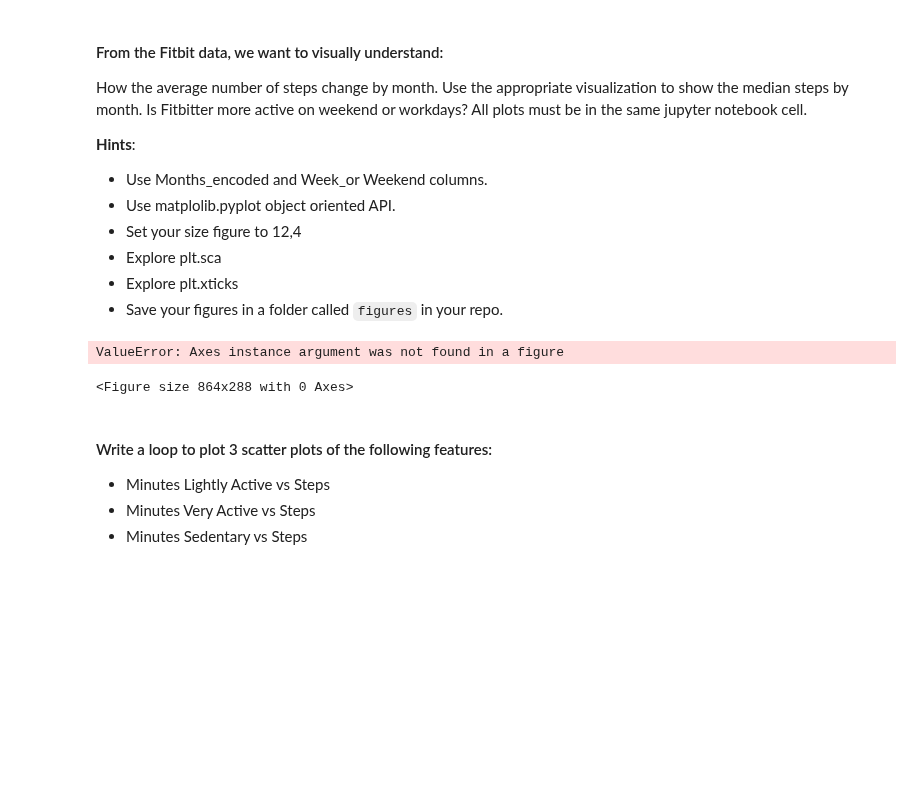
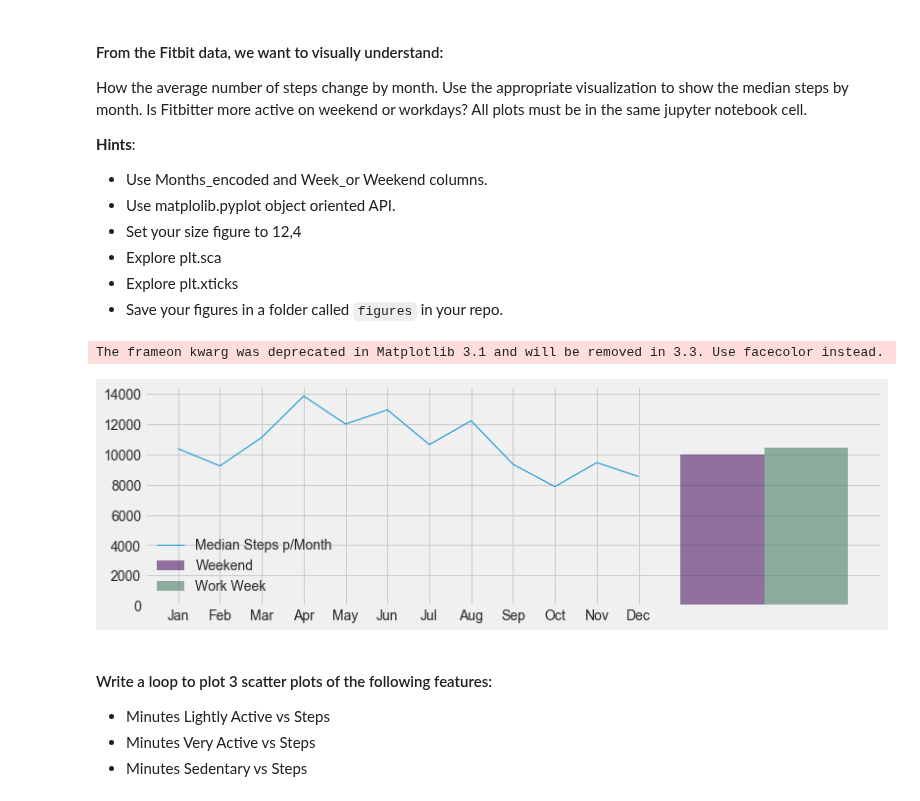
Before and after one commit to ta-data-lis/lab-matplotlib-seaborn, a Jupyter notebook: your-code/main.ipynb, the cells around one changed output. Cells and saved outputs as stored; diff of their text form; code cells hidden in the pictures; blank space fills up the shorter version.

```diff
--- a/your-code/main.ipynb
+++ b/your-code/main.ipynb
@@ -203,37 +203,67 @@ How the average number of steps change by month. Use the appropriate visualizati
 # %%
 # MEDIAN STEPS BY MONTH_ENCODED
 # your code here
 """
-Set the current Axes instance to ax.
+'Set the current Axes instance to ax.
 
-The current Figure is updated to the parent of ax. ???
+The current Figure is updated to the parent of ax.' ???
 From: https://matplotlib.org/api/_as_gen/matplotlib.pyplot.sca.html
 
-I'm not understanding this.
+^ I'm not understanding this. ^
+
+Choosing the graphs by consulting:
+https://www.sisense.com/blog/10-useful-ways-visualize-data-examples/ and
+http://python-graph-gallery.com
 """
-# median_steps_month = fitbit.groupby(by = ["Months_encoded"])["Steps"].median()
 
-"""fig = plt.figure(figsize = (12, 4))
-ax_month.plot(median_steps_month)
-ax8.plot((e ** x), y, label = "e^x")
-plt.sca(median_steps_month)"""
+# if it was "Months", I'd use a line plot. In this case, box
+median_steps_month = fitbit.groupby(by = ["Months_encoded"])["Steps"].median()
 
-"""
-plt.xticks(monthly_steps.index, ['Jan', 'Feb', 'Mar', 'Apr', 'May', 'Jun', 'Jul', 'Aug', 'Sep', 'Oct', 'Nov', 'Dec'])
+fig, ax = plt.subplots(figsize = (12, 4))
+ax.plot(median_steps_month, lw = 1, label = "Median Steps p/Month")
+plt.xticks(median_steps_month.index, ['Jan', 'Feb', 'Mar', 'Apr', 'May', 'Jun', 'Jul',
+                                      'Aug', 'Sep', 'Oct', 'Nov', 'Dec'])
 
 # MEDIAN STEPS BY WORK_OR_WEEKEND
 # your code here
+week_work_end = fitbit.groupby(by = ["Work_or_Weekend"])['Steps'].median()
 
-weekly_steps = fitbit.groupby(by= ['Work_or_Weekend'])['Steps'].median()
+# Create bars
+barWidth = 2
+weekend, workweek = week_work_end
+bars = weekend + workweek
 
-fig = plt.figure(figsize= (6, 2))
-plt.barh(weekly_steps.index, weekly_steps.values, height= 0.9, color= 'gray', align='center', )
-plt.yticks([0, 1], ['Weekend', 'Work'])"""
+# The X position of bars
+r1 = 14
+r2 = 16
+r3 = r1 + r2
 
-fitbit
+# Create barplot
+plt.bar(r1, weekend, width = barWidth, color = (0.3,0.1,0.4,0.6), label = "Weekend")
+plt.bar(r2, workweek, width = barWidth, color = (0.3,0.5,0.4,0.6), label = "Work Week")
+
+# Create legend
+plt.legend()
+
+# Text below each barplot with a rotation at 90°
+# plt.xticks([r1, r2], ["Weekend", "Workweek"], rotation = 90)
+
+# Adjust the margins
+plt.subplots_adjust(bottom = 0.2, top = 0.98)
+
+#plt.sca(fitbit["Work_or_Weekend"][10])
+
+# Saving the graph
+plt.savefig("./figures/fitbit.png", dpi = 100, facecolor = 'w', edgecolor = 'w',
+        orientation = 'portrait', papertype = None, format = "png",
+        transparent = False, bbox_inches = None, pad_inches = 0.1,
+        frameon = None, metadata = None)
+
+# Show graphic
+plt.show()
 # %% [output]
-ValueError: Axes instance argument was not found in a figure
+The frameon kwarg was deprecated in Matplotlib 3.1 and will be removed in 3.3. Use facecolor instead.
-<Figure size 864x288 with 0 Axes>
+[figure, added]
 # %% [markdown]
 #### Write a loop to plot 3 scatter plots of the following features:
 
```
Also changed, not shown: parts of 2 cells of this notebook, 1 other file.
